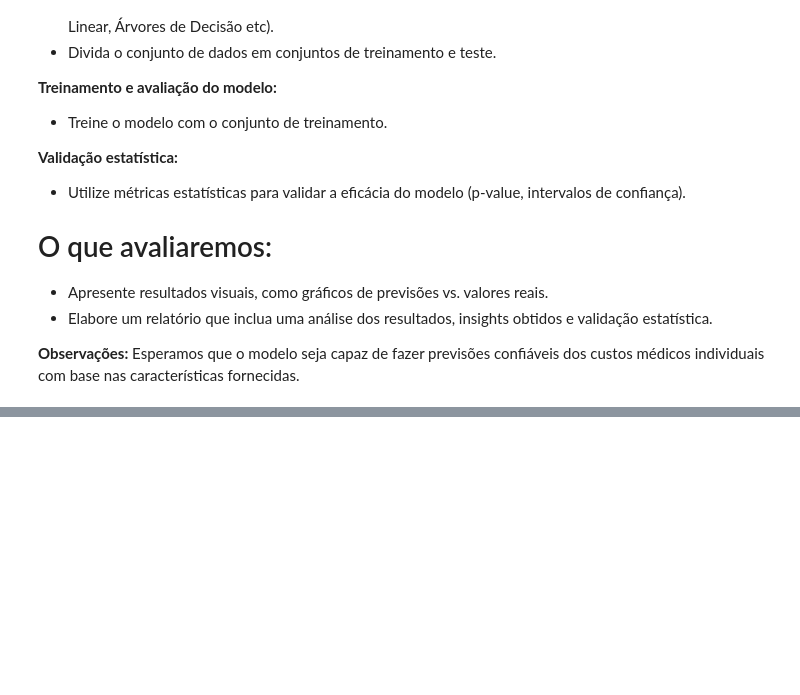
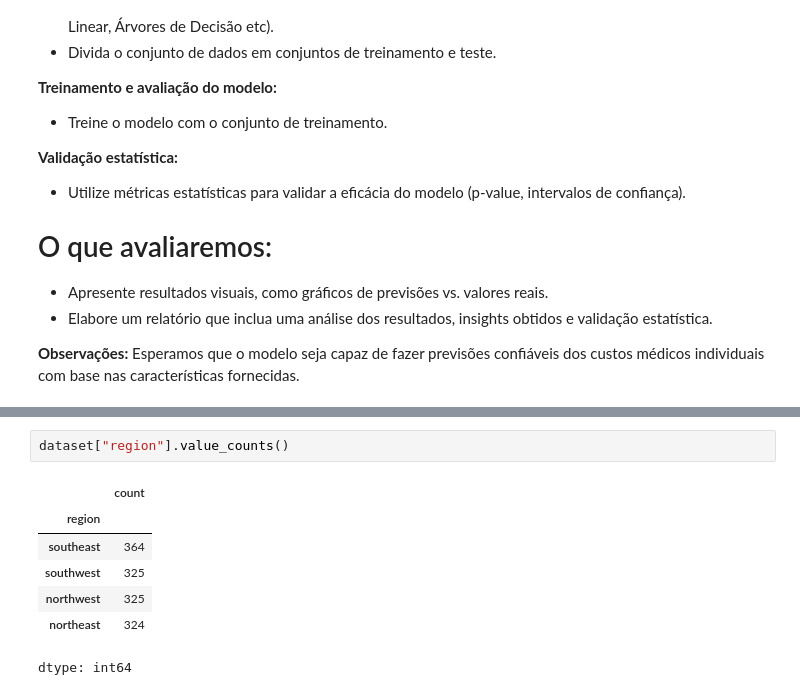
Before and after one commit to pedroigp/FIAP-Tech-Challenge-Fase1, a Jupyter notebook: Tech_Challenge_1.ipynb, the cells around one changed output, grey strips where cells are left out. Cells and saved outputs as stored; diff of their text form; blank space fills up the shorter version.

```diff
--- a/Tech_Challenge_1.ipynb
+++ b/Tech_Challenge_1.ipynb
@@ -41,0 +122,10 @@ dataset = pd.read_csv("insurance.csv")
+# %%
+dataset["region"].value_counts()
+# %% [output]
+|  | count |
+| region |  |
+| southeast | 364 |
+| southwest | 325 |
+| northwest | 325 |
+| northeast | 324 |
+dtype: int64
```
Also changed, not shown: parts of 14 cells of this notebook.
